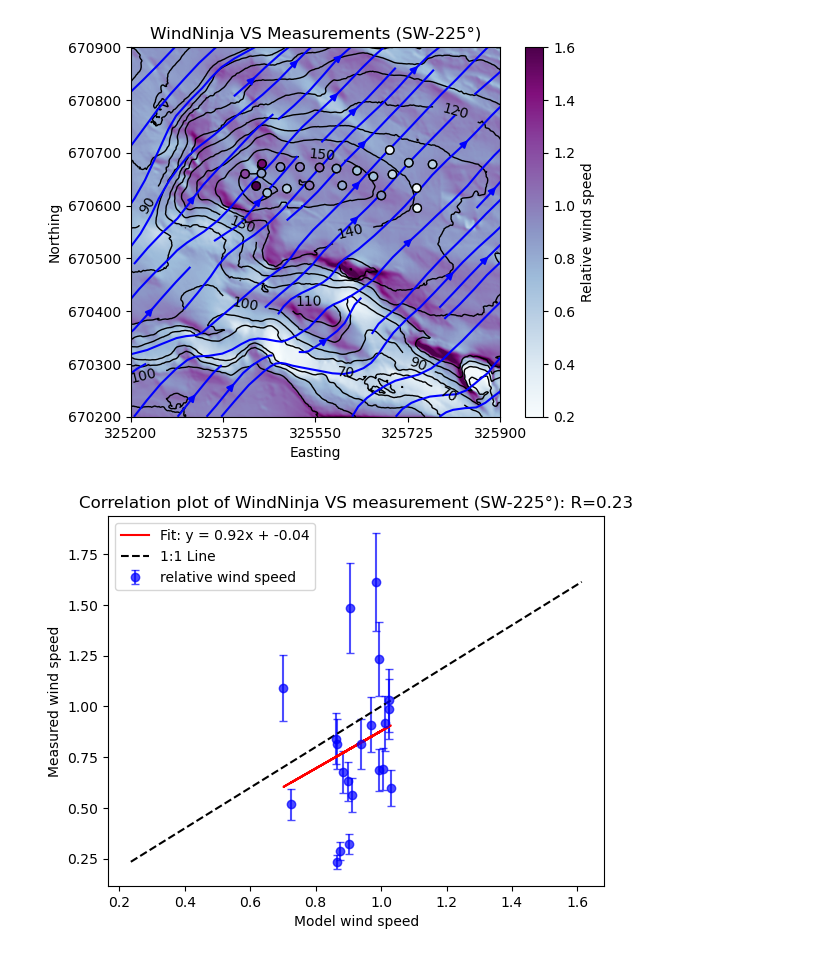
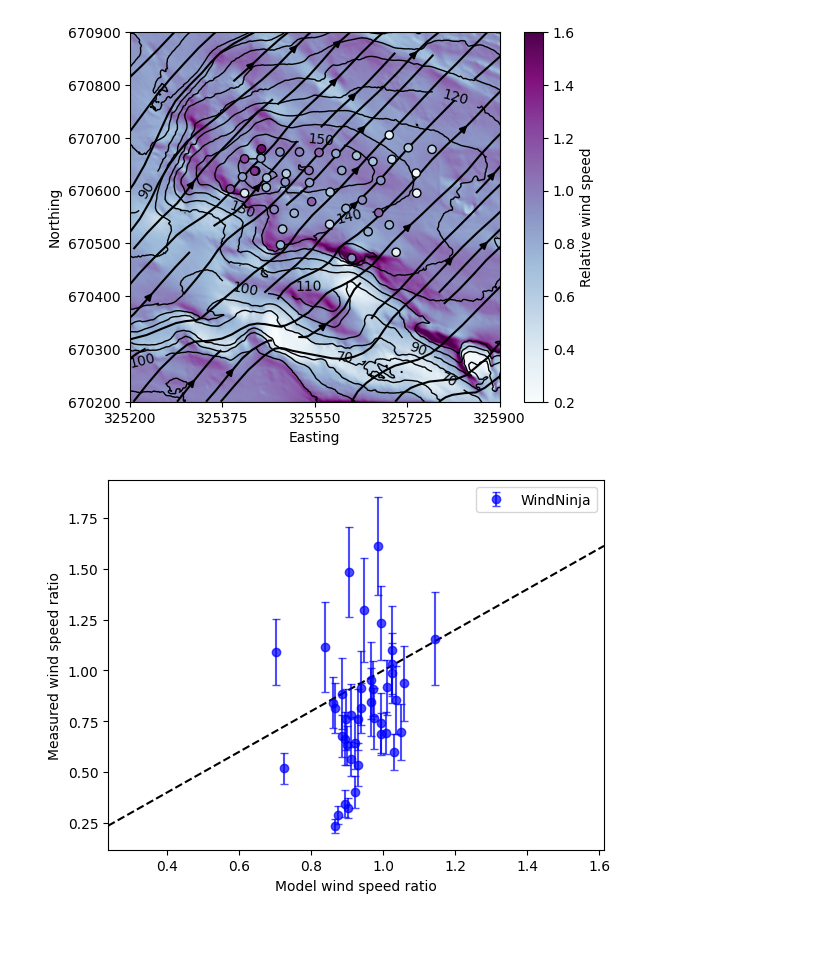
Before and after one commit to herapathr-ux/WindFlow, a Jupyter notebook: WindNinja_windward-leeward_comparison (1).ipynb, the cells around one changed output. Saved outputs shown, nothing was run; the diff lists cells and outputs as text; code cells hidden in the pictures.

```diff
--- a/WindNinja_windward-leeward_comparison (1).ipynb
+++ b/WindNinja_windward-leeward_comparison (1).ipynb
@@ -36,59 +164,55 @@ v = - vel*np.cos(np.radians(ang))
 summit = np.array((325437,670639))
 points = (x,y)
 vel = vel/interpn(points,vel,summit)
-plt.streamplot(x,y,u,v,color='b')
+plt.streamplot(x,y,u,v,color='k')
 plt.imshow(vel,extent=(x.min(),x.max(),y.min(),y.max()),origin='lower',vmin=0.2,vmax=1.6, cmap='BuPu')
 plt.colorbar(label = 'Relative wind speed')
 
 # measurements
 df = pd.read_csv('BlackfordWindDataFull.csv')
 
 # wind speeds from anemometer counts with June 1999 calibration
 mcount = [2.6115, 2.4474, 2.5303]
 mcount_uncertainty = [0.39, 0, 0.50]  # Uncertainties for anemometer 986 and 1280
 df['a_speed1'] = df['ANEMOMETER 986 #TURNS'] * mcount[0] / 60
-#df['a_speed2'] = df['ANEMOMETER 1280 #TURNS'] * mcount[2] / 60
+df['a_speed2'] = df['ANEMOMETER 1280 #TURNS'] * mcount[2] / 60
 # Propagate uncertainty (relative uncertainty from calibration constants)
 df['a_speed1_unc'] = df['a_speed1'] * (mcount_uncertainty[0] / mcount[0])
-#df['a_speed2_unc'] = df['a_speed2'] * (mcount_uncertainty[2] / mcount[2])
+df['a_speed2_unc'] = df['a_speed2'] * (mcount_uncertainty[2] / mcount[2])
 
 # anemometer wind speeds relative to summit Kestrel
 df['a_speed1'] = df['a_speed1'] / df['KESTREL WINDSPEED']
-#df['a_speed2'] = df['a_speed2'] / df['KESTREL WINDSPEED']
+df['a_speed2'] = df['a_speed2'] / df['KESTREL WINDSPEED']
 df['a_speed1_unc'] /= df['KESTREL WINDSPEED']
-#df['a_speed2_unc'] /= df['KESTREL WINDSPEED']
+df['a_speed2_unc'] /= df['KESTREL WINDSPEED']
 
 # anemometer locations coloured by relative wind speed
 xa = df['ANEMOMETER 986 LAT'] + 300000
 ya = df['ANEMOMETER 986 LON'] + 600000
 Ua = df['a_speed1']
 Ua_unc = df['a_speed1_unc']  # Uncertainties
 plt.scatter(xa,ya,c=Ua,edgecolors='k',vmin=0.2,vmax=1.6,zorder=3, cmap='BuPu')
-plt.title("WindNinja VS Measurements (SW-225°)")
 
-# anemometer locations coloured by relative wind speed
-xa2 = df['ANEMOMETER 986 LAT'] + 300000
-ya2 = df['ANEMOMETER 986 LON'] + 600000
-Ua2 = df['a_speed1']
-Ua_unc2 = df['a_speed1_unc']  # Uncertainties
-plt.scatter(xa2,ya2,c=Ua2,edgecolors='k',vmin=0.2,vmax=1.6,zorder=3, cmap='BuPu')
+xb = df['ANEMOMETER 1280 LAT'] + 300000
+yb = df['ANEMOMETER 1280 LON'] + 600000
+Ub = df['a_speed2']
+Ub_unc = df['a_speed2_unc']  # Uncertainties
+plt.scatter(xb,yb,c=Ub,edgecolors='k',vmin=0.2,vmax=1.6,zorder=3, cmap='BuPu')
 
 # model wind speed at valid measurement points
 xa = xa[~np.isnan(xa)]
 ya = ya[~np.isnan(ya)]
 Ua = Ua[~np.isnan(Ua)]
 Ua_unc = Ua_unc[~np.isnan(Ua_unc)]
 Um = interpn(points,vel,(xa,ya))
 
-xa2 = xa2[~np.isnan(xa2)]
-ya2 = ya2[~np.isnan(ya2)]
-Ua2 = Ua2[~np.isnan(Ua2)]
-Ua_unc2 = Ua_unc2[~np.isnan(Ua_unc2)]
-Um2 = interpn(points,vel,(xa2,ya2))
-
-plt.savefig('day1map.png')
+xb = xb[~np.isnan(xb)]
+yb = yb[~np.isnan(yb)]
+Ub = Ub[~np.isnan(Ub)]
+Ub_unc = Ub_unc[~np.isnan(Ub_unc)]
+Umb = interpn(points,vel,(xb,yb))
 # %% [output]
-[figure, old version]
+[figure, new version]
 # %%
 from scipy.stats import linregress
 # Compute linear regression
@@ -100,17 +224,22 @@ one_to_one = np.linspace(min_val, max_val, 100)
 
 #Plotting
 plt.figure()
-plt.errorbar(Um, Ua, yerr=Ua_unc, fmt='o', capsize=3, label="relative wind speed", color='blue', alpha=0.7)
-plt.plot(Um, line, color="red", label=f"Fit: y = {slope:.2f}x + {intercept:.2f}")
-plt.plot(one_to_one, one_to_one, 'k--', label="1:1 Line")  # Dashed black line for y=x
-plt.xlabel('Model wind speed')
-plt.ylabel('Measured wind speed')
-plt.title(f"Correlation plot of WindNinja VS measurement (SW-225°): R={r_value:.2f}")
+
+plt.errorbar(Um, Ua, yerr=Ua_unc, fmt='o', capsize=3, label="WindNinja", color='blue', alpha=0.7)
+#plt.plot(Um, line, color="red", label=f"Fit: y = {slope:.2f}x + {intercept:.2f}")
+plt.plot(one_to_one, one_to_one, 'k--')  # Dashed black line for y=x
+
+plt.errorbar(Umb, Ub, yerr=Ub_unc, fmt='o', capsize=3, color='blue', alpha=0.7)
+#plt.plot(Um, line, color="red", label=f"Fit: y = {slope:.2f}x + {intercept:.2f}")
+
+plt.ylabel('Measured wind speed ratio')
+plt.xlabel('Model wind speed ratio')
+#plt.title(f"Correlation plot of WindNinja VS measurement (SW-225° leeward): R={r_value:.2f}")
 plt.legend()
-plt.savefig('leewardday1.png')
+plt.margins(x=0)
 plt.show()
 # %% [output]
-[figure, old version]
+[figure, new version]
 # %%
 # Measurement Day 2
 # contour map
```
Also changed, not shown: parts of 15 cells of this notebook, 4 other files.
